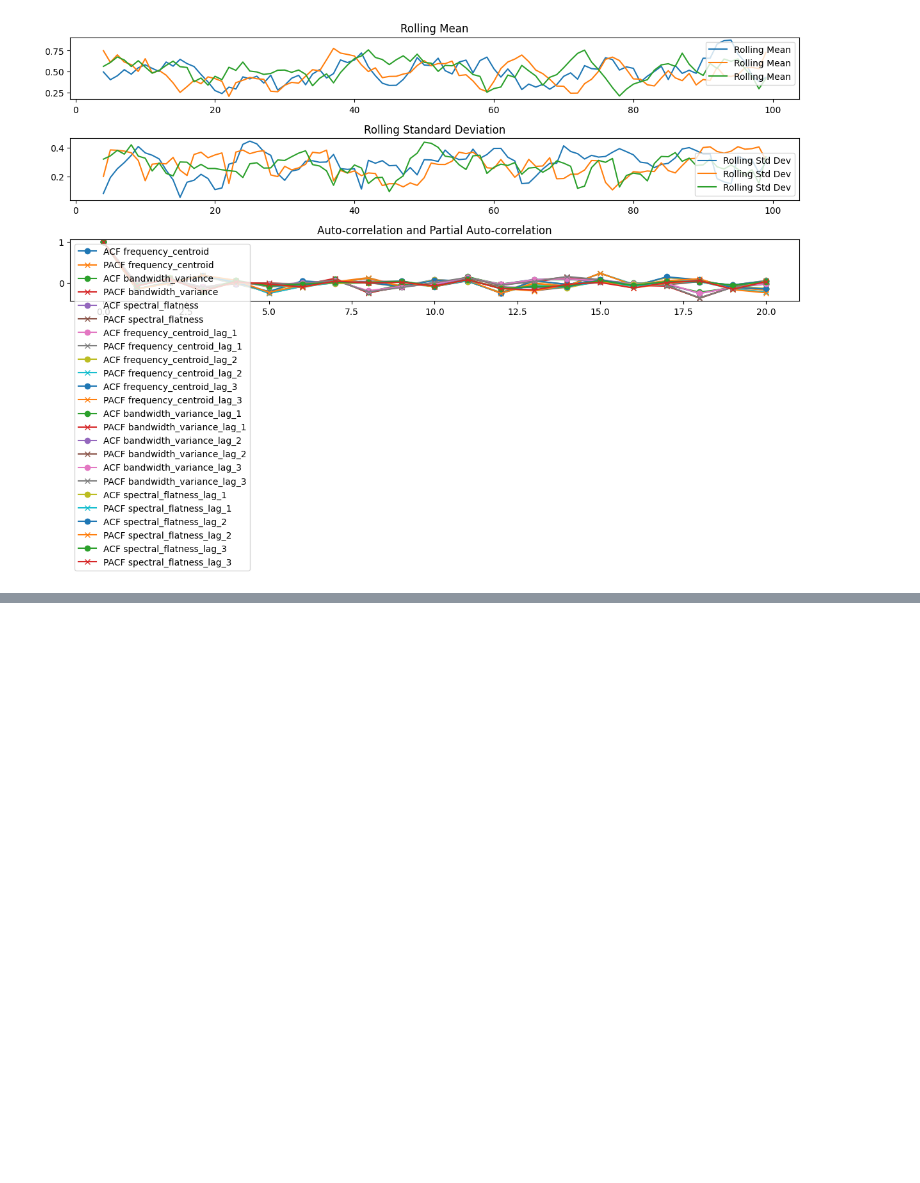
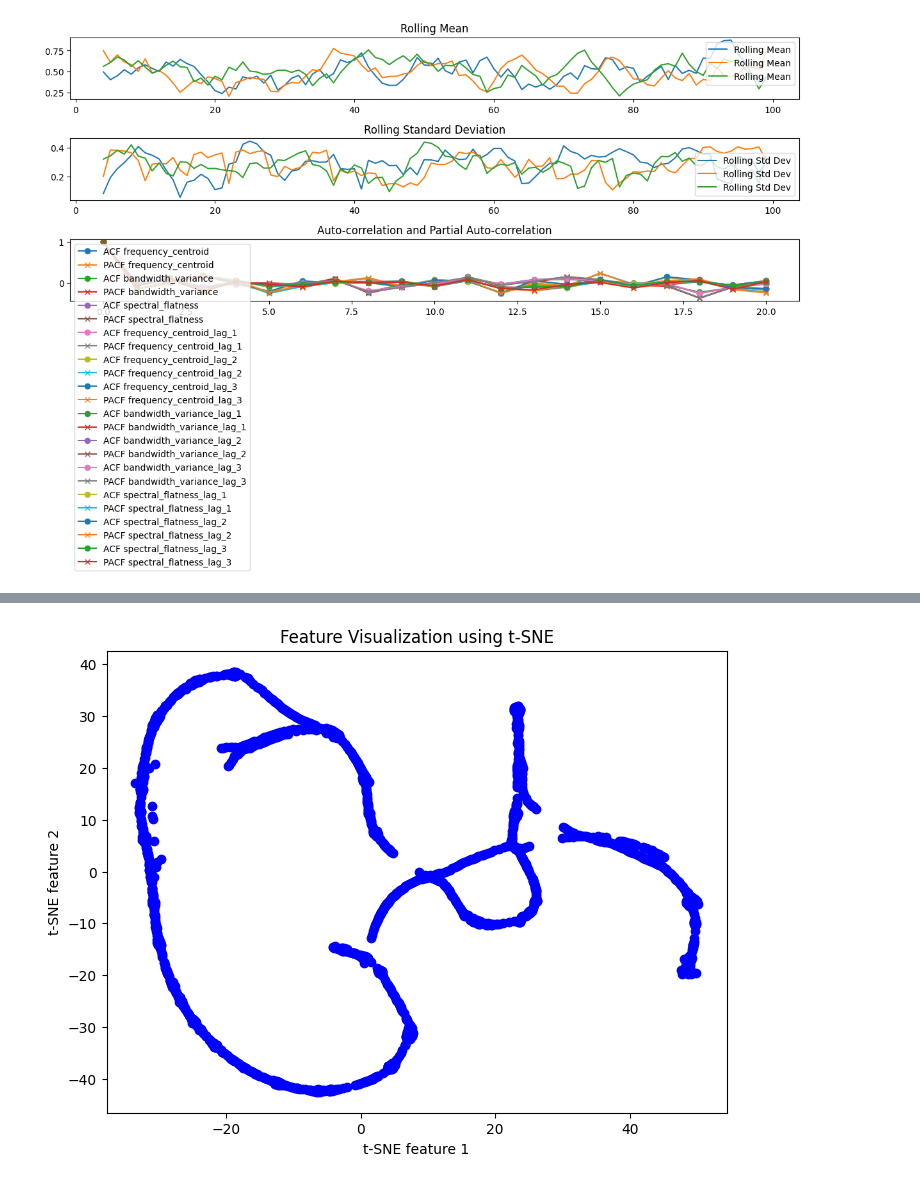
Before and after one commit to sano-r-sit/Machine_Learning_FFT, a Jupyter notebook: Untitled1.ipynb, the cells around one changed output, grey strips where cells are left out. Cells and saved outputs as stored; diff of their text form; code cells hidden in the pictures; blank space fills up the shorter version.

```diff
--- a/Untitled1.ipynb
+++ b/Untitled1.ipynb
@@ -880,0 +1211,52 @@ plt.show()
+# %%
+import numpy as np
+import pandas as pd
+from keras.models import Sequential, Model
+from keras.layers import LSTM, Dropout, Dense, Input
+from sklearn.manifold import TSNE
+import matplotlib.pyplot as plt
+from sklearn.preprocessing import StandardScaler
+
+# データの読み込み
+loaded = np.load('data.npz')
+data_df = pd.DataFrame(loaded['data_df'], columns=['bandwidth_variance', 'frequency_centroid', 'spectral_fratness'])
+
+# データの正規化
+scaler = StandardScaler()
+normalized_data = scaler.fit_transform(data_df)
+
+# データをシーケンスに分割
+sequence_length = 10
+sequences = [normalized_data[i:i + sequence_length] for i in range(len(normalized_data) - sequence_length)]
+X_train = np.array([seq[:-1] for seq in sequences])
+Y_train = np.array([seq[-1] for seq in sequences])
+
+# LSTMモデルの定義
+input_layer = Input(shape=(sequence_length-1, 3))  # 3つの特徴量を持つ入力層
+lstm_layer = LSTM(50, return_sequences=False)(input_layer)
+output_layer = Dense(3)(lstm_layer)  # 出力層を追加（3つのユニット）
+model = Model(inputs=input_layer, outputs=output_layer)
+
+# モデルのコンパイル
+model.compile(optimizer='adam', loss='mean_squared_error')
+
+# モデルのトレーニング
+model.fit(X_train, Y_train, epochs=100, batch_size=32)
+
+# 特徴量抽出
+features = model.predict(X_train)
+
+# 特徴量の可視化
+def visualize_features(features):
+    tsne = TSNE(n_components=2, random_state=0)
+    tsne_results = tsne.fit_transform(features)
+
+    plt.figure(figsize=(8, 6))
+    plt.scatter(tsne_results[:, 0], tsne_results[:, 1], c='blue', marker='o')
+    plt.title('Feature Visualization using t-SNE')
+    plt.xlabel('t-SNE feature 1')
+    plt.ylabel('t-SNE feature 2')
+    plt.show()
+
+visualize_features(features)
+# %% [output]
@@ -880,0 +1280 @@ plt.show()
+[figure, added]
```
Also changed, not shown: parts of 16 cells of this notebook.
